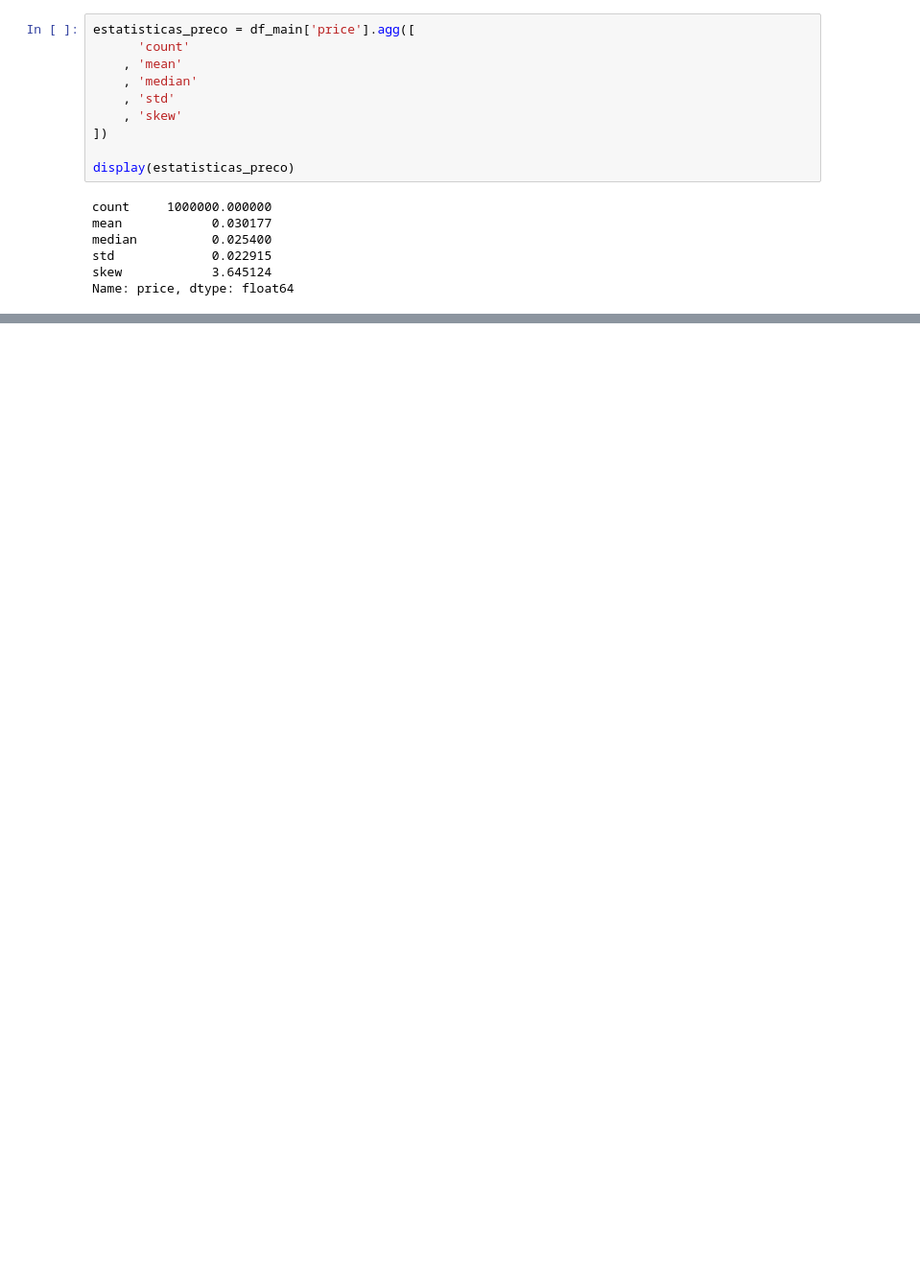
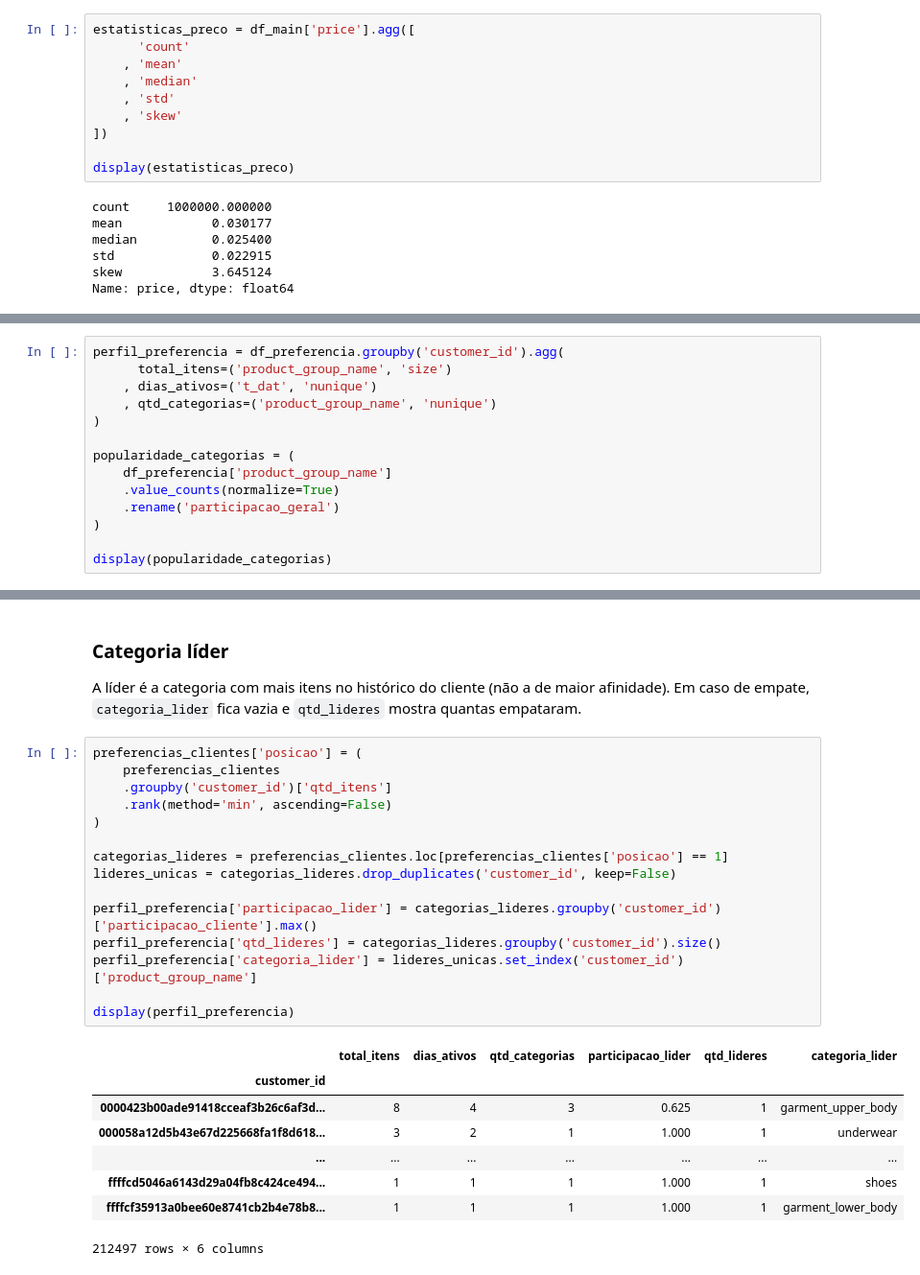
Before and after one commit to IgorSantFerreira/hm-fashion-recommender, a Jupyter notebook: etapa1.ipynb, the cells around one changed output, grey strips where cells are left out. Shown at 96% size. Cells and saved outputs as stored; diff of their text form; blank space fills up the shorter version.

```diff
--- a/etapa1.ipynb
+++ b/etapa1.ipynb
@@ -846,0 +416,14 @@ Nenhuma etapa aqui treina um modelo. `preferencias_clientes`, `matriz_preferenci
+# %%
+perfil_preferencia = df_preferencia.groupby('customer_id').agg(
+      total_itens=('product_group_name', 'size')
+    , dias_ativos=('t_dat', 'nunique')
+    , qtd_categorias=('product_group_name', 'nunique')
+)
+
+popularidade_categorias = (
+    df_preferencia['product_group_name']
+    .value_counts(normalize=True)
+    .rename('participacao_geral')
+)
+
+display(popularidade_categorias)
@@ -846,0 +461,27 @@ Nenhuma etapa aqui treina um modelo. `preferencias_clientes`, `matriz_preferenci
+# %% [markdown]
+### Categoria líder
+A líder é a categoria com mais itens no histórico do cliente (não a de maior afinidade). Em caso de empate, `categoria_lider` fica vazia e `qtd_lideres` mostra quantas empataram.
+# %%
+preferencias_clientes['posicao'] = (
+    preferencias_clientes
+    .groupby('customer_id')['qtd_itens']
+    .rank(method='min', ascending=False)
+)
+
+categorias_lideres = preferencias_clientes.loc[preferencias_clientes['posicao'] == 1]
+lideres_unicas = categorias_lideres.drop_duplicates('customer_id', keep=False)
+
+perfil_preferencia['participacao_lider'] = categorias_lideres.groupby('customer_id')['participacao_cliente'].max()
+perfil_preferencia['qtd_lideres'] = categorias_lideres.groupby('customer_id').size()
+perfil_preferencia['categoria_lider'] = lideres_unicas.set_index('customer_id')['product_group_name']
+
+display(perfil_preferencia)
+# %% [output]
+|  | total_itens | dias_ativos | qtd_categorias | participacao_lider | qtd_lideres | categoria_lider |
+| customer_id |  |  |  |  |  |  |
+| 0000423b00ade91418cceaf3b26c6af3d... | 8 | 4 | 3 | 0.625 | 1 | garment_upper_body |
+| 000058a12d5b43e67d225668fa1f8d618... | 3 | 2 | 1 | 1.000 | 1 | underwear |
+| ... | ... | ... | ... | ... | ... | ... |
+| ffffcd5046a6143d29a04fb8c424ce494... | 1 | 1 | 1 | 1.000 | 1 | shoes |
+| ffffcf35913a0bee60e8741cb2b4e78b8... | 1 | 1 | 1 | 1.000 | 1 | garment_lower_body |
+212497 rows × 6 columns
```
Also changed, not shown: parts of 84 cells of this notebook, 2 other files.
